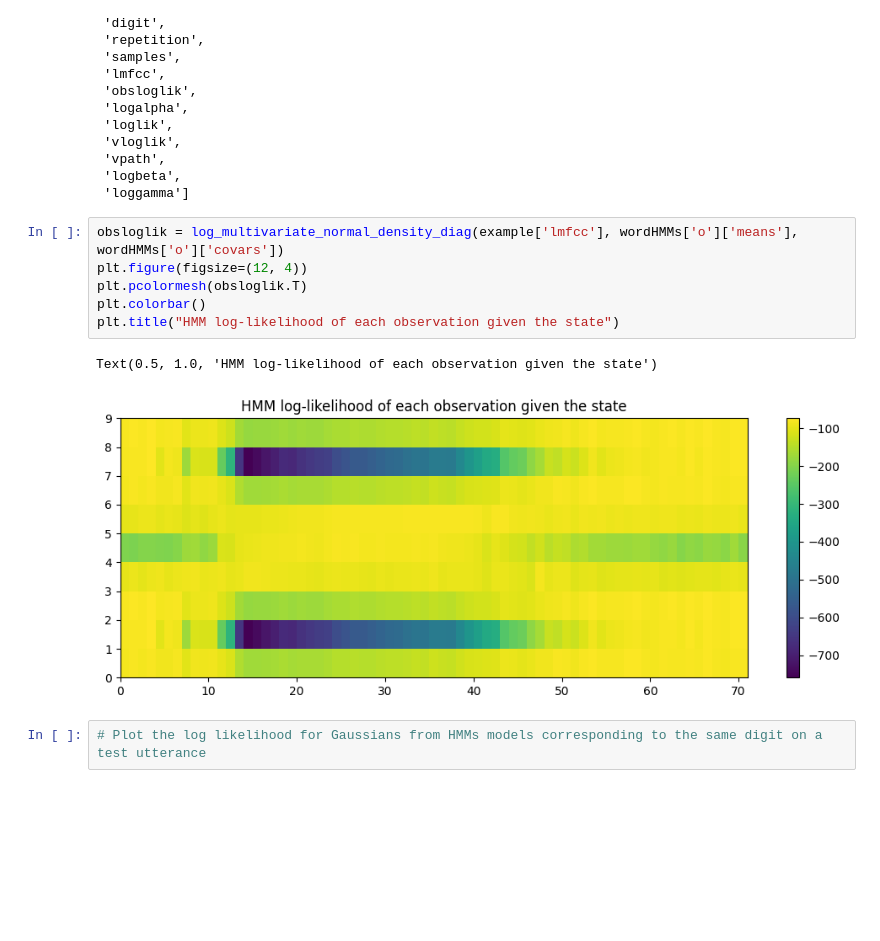
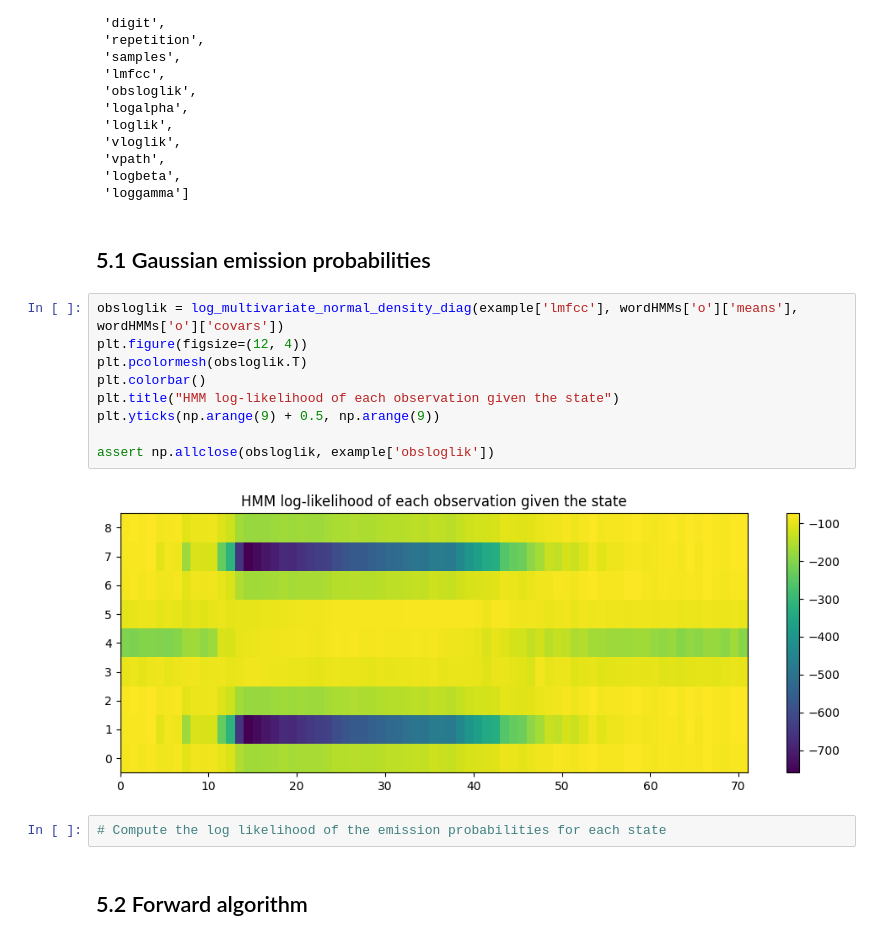
Before and after one commit to celdot/Speech_Speaker_Recognition, a Jupyter notebook: Assignements/lab2/lab2.ipynb, the cells around one changed output. Cells and saved outputs as stored; diff of their text form; blank space fills up the shorter version.

```diff
--- a/Assignements/lab2/lab2.ipynb
+++ b/Assignements/lab2/lab2.ipynb
@@ -37,14 +40,20 @@ list(example.keys())
  'vpath',
  'logbeta',
  'loggamma']
+# %% [markdown]
+## 5.1 Gaussian emission probabilities
 # %%
 obsloglik = log_multivariate_normal_density_diag(example['lmfcc'], wordHMMs['o']['means'], wordHMMs['o']['covars'])
 plt.figure(figsize=(12, 4))
 plt.pcolormesh(obsloglik.T)
 plt.colorbar()
 plt.title("HMM log-likelihood of each observation given the state")
+plt.yticks(np.arange(9) + 0.5, np.arange(9))
+
+assert np.allclose(obsloglik, example['obsloglik'])
 # %% [output]
-Text(0.5, 1.0, 'HMM log-likelihood of each observation given the state')
-[figure, old version]
+[figure, new version]
-# %%
-# Plot the log likelihood for Gaussians from HMMs models corresponding to the same digit on a test utterance
+# %%
+# Compute the log likelihood of the emission probabilities for each state
+# %% [markdown]
+## 5.2 Forward algorithm
```
Also changed, not shown: parts of 8 cells of this notebook, 2 other files.
